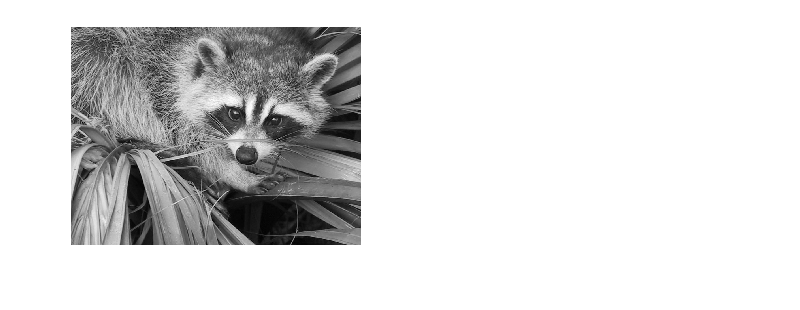
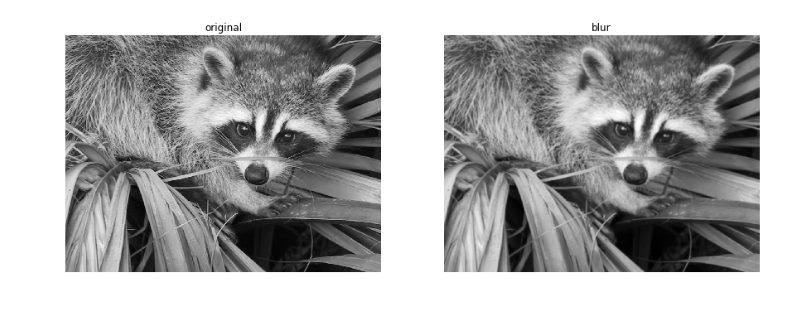
Before and after one commit to dabl8647/appm3310, a Jupyter notebook: sobel.ipynb, the cells around one changed output. Saved outputs shown, nothing was run; the diff lists cells and outputs as text; code cells hidden in the pictures.

```diff
--- a/sobel.ipynb
+++ b/sobel.ipynb
@@ -5,10 +6,14 @@ from scipy import ndimage, misc
 # %%
 # use sample image of racoon face from misc package
+
 # convert to grayscale
 racoon = misc.face(gray=True)
 
 # convert to float for pyplot
-racoon=racoon.astype('float32')
+racoon = racoon.astype('float32')
+
+# use gaussian blur
+blur_racoon = gaussian_filter(racoon, sigma=1.5)
 # %%
 # horizontal gradient - estimating the gradient in the x-direction (columns), so dx detects vertical lines.
 dx = ndimage.sobel(racoon, axis=0, mode='constant')
@@ -26,8 +39,19 @@ plt.gray()
 # %%
-# plot original image
-plt.subplot(111)
+plt.figure(figsize=(15,15))
+plt.gray()
+
+# plot original and blur images
+
+plt.subplot(121)
 plt.imshow(racoon, cmap=plt.cm.gray)
+plt.title('original')
 plt.axis('off')
+
+plt.subplot(122)
+plt.imshow(blur_racoon, cmap=plt.cm.gray)
+plt.title('blur')
+plt.axis('off')
+
 plt.show()
 # %% [output]
-[figure, old version]
+[figure, new version]
```
Also changed, not shown: parts of 6 cells of this notebook.
